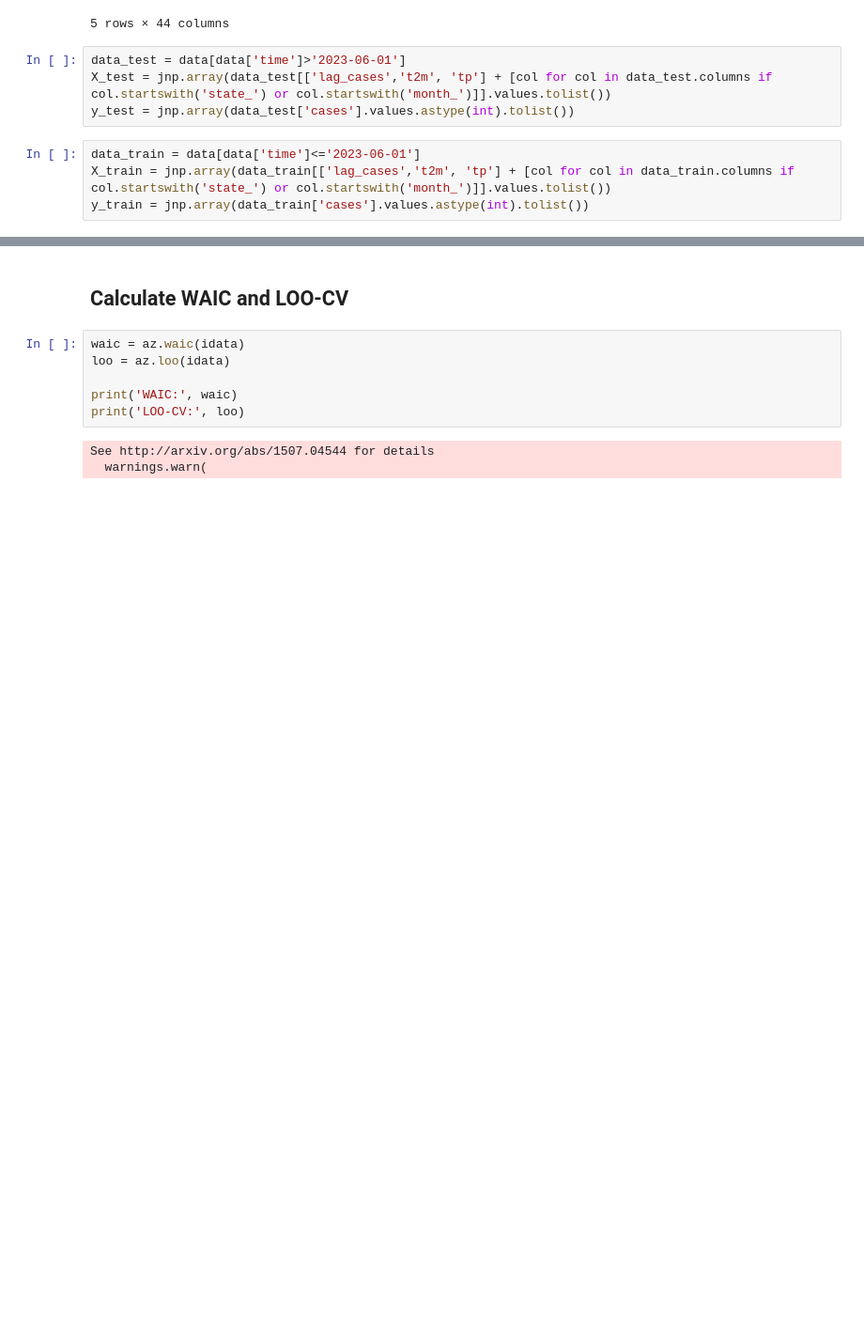
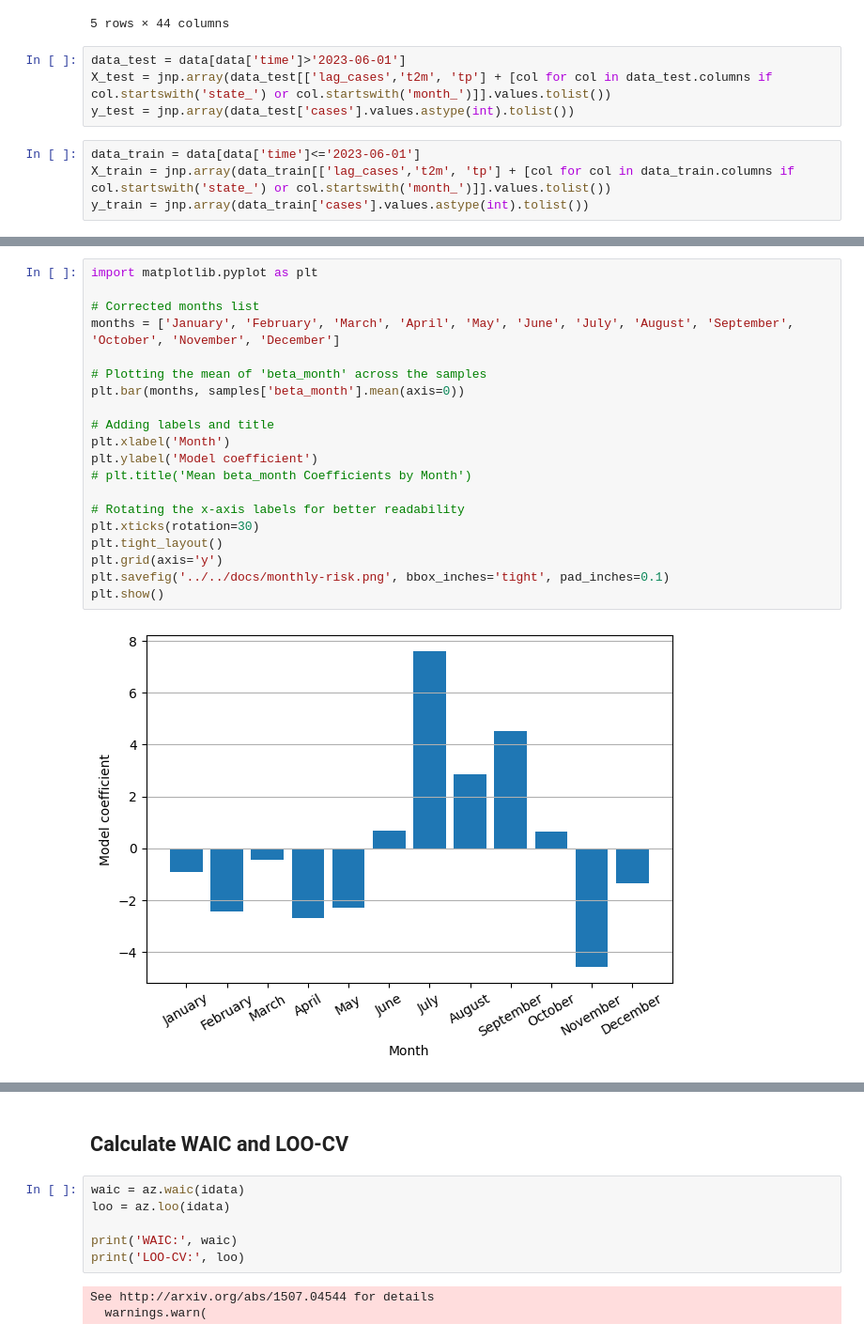
Before and after one commit to beria-kalpelbe/malaria-risk-prediction, a Jupyter notebook: src/statistical-modeling/bayesian_estimation.ipynb, the cells around one changed output, grey strips where cells are left out. Shown at 94% size. Saved outputs shown, nothing was run; the diff lists cells and outputs as text; blank space fills up the shorter version.

Commit message:
Bayesian model

```diff
--- a/src/statistical-modeling/bayesian_estimation.ipynb
+++ b/src/statistical-modeling/bayesian_estimation.ipynb
@@ -133,3 +123,25 @@ See the caveats in the documentation: https://pandas.pydata.org/pandas-docs/stab
+# %%
+import matplotlib.pyplot as plt
+
+# Corrected months list
+months = ['January', 'February', 'March', 'April', 'May', 'June', 'July', 'August', 'September', 'October', 'November', 'December']
+
+# Plotting the mean of 'beta_month' across the samples
+plt.bar(months, samples['beta_month'].mean(axis=0))
+
+# Adding labels and title
+plt.xlabel('Month')
+plt.ylabel('Model coefficient')
+# plt.title('Mean beta_month Coefficients by Month')
+
+# Rotating the x-axis labels for better readability
+plt.xticks(rotation=30)
+plt.tight_layout()
+plt.grid(axis='y')
+plt.savefig('../../docs/monthly-risk.png', bbox_inches='tight', pad_inches=0.1)
+plt.show()
+# %% [output]
+[figure, added]
 # %%
 idata = az.from_numpyro(mcmc)
 az.rcParams['plot.max_subplots'] = 200
```
Also changed, not shown: parts of 7 cells of this notebook, 8 other files.
